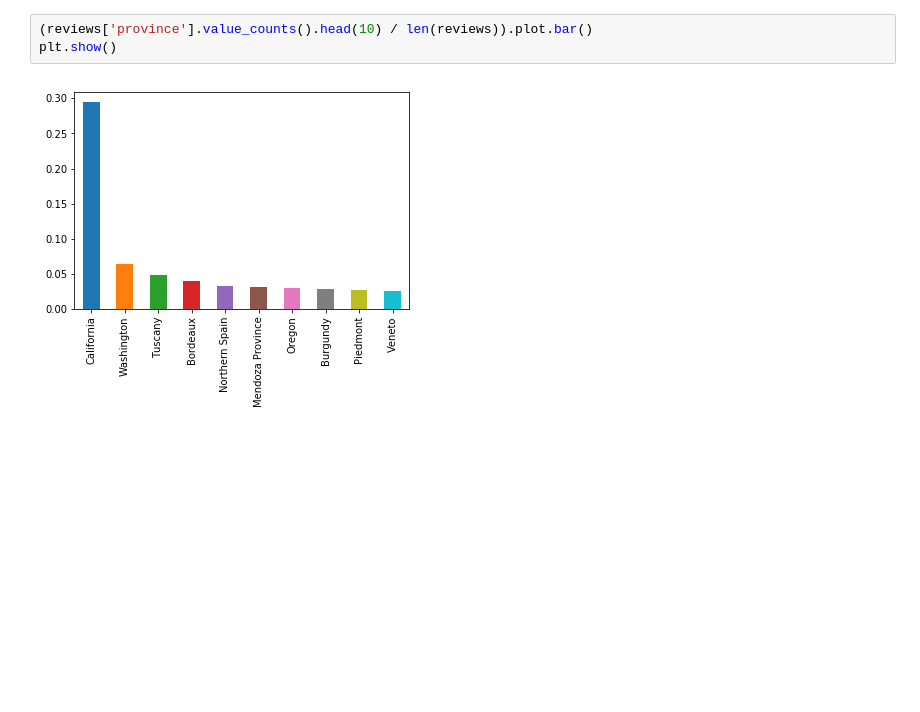
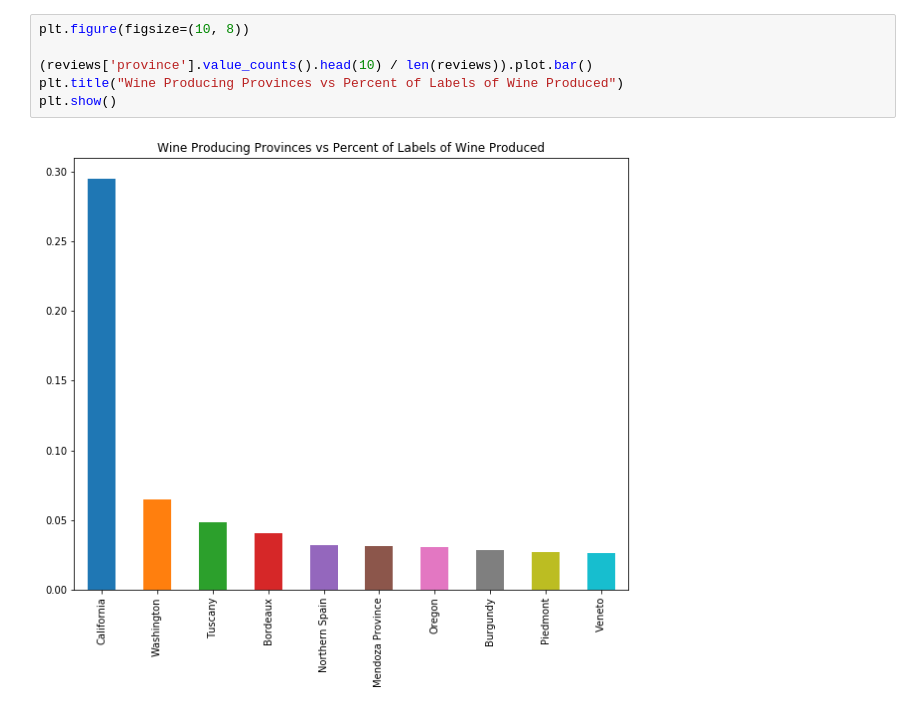
Before and after one commit to manojmukkamala/me, a Jupyter notebook: pythonreports/DataVisualization.ipynb, the cells around one changed output. Cells and saved outputs as stored; diff of their text form; blank space fills up the shorter version.

```diff
--- a/pythonreports/DataVisualization.ipynb
+++ b/pythonreports/DataVisualization.ipynb
@@ -24,5 +82,8 @@ What does this plot tell us? It says California produces far more wine than any
 # %%
+plt.figure(figsize=(10, 8))
+
 (reviews['province'].value_counts().head(10) / len(reviews)).plot.bar()
+plt.title("Wine Producing Provinces vs Percent of Labels of Wine Produced")
 plt.show()
 # %% [output]
-[figure, old version]
+[figure, new version]
```
Also changed, not shown: parts of 11 cells of this notebook, 25 other files.
